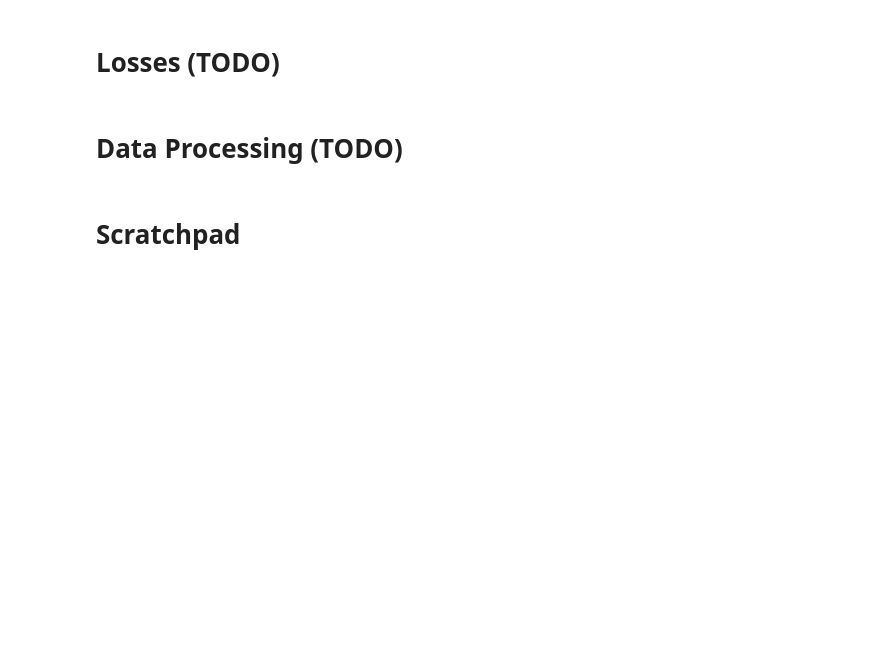
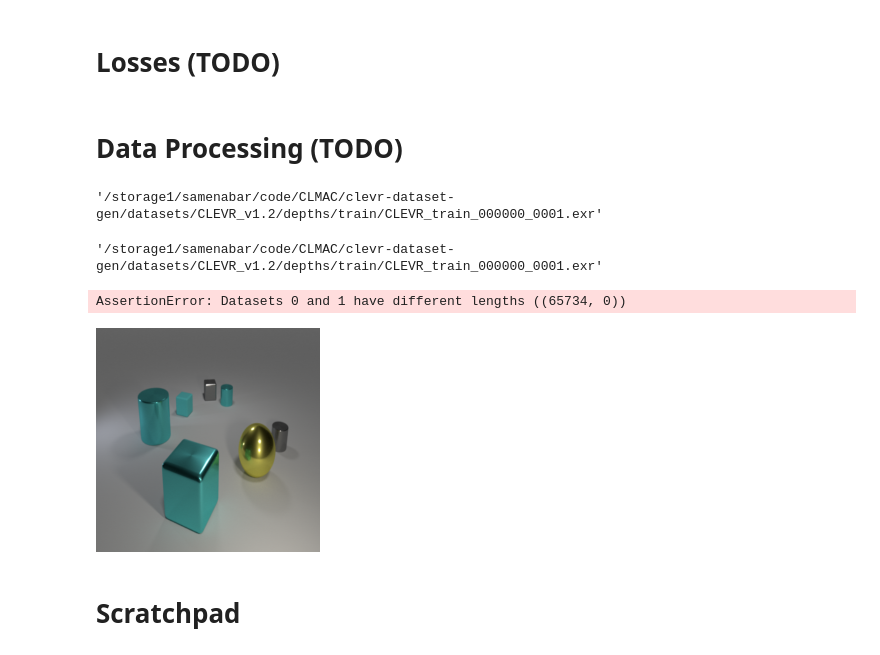
Before and after one commit to sebamenabar/CLEVR-Midlevel-Reps, a Jupyter notebook: nbs/everything.ipynb, the cells around one changed output. Cells and saved outputs as stored; diff of their text form; code cells hidden in the pictures; blank space fills up the shorter version.

```diff
--- a/nbs/everything.ipynb
+++ b/nbs/everything.ipynb
@@ -607,3 +691,28 @@ PixelDiscriminator(
+# %%
+depth_fp
+# %% [output]
+'/storage1/samenabar/code/CLMAC/clevr-dataset-gen/datasets/CLEVR_v1.2/depths/train/CLEVR_train_000000_0001.exr'
+# %%
+fp.rstrip('.png').replace('images', 'depths') + '_0001.exr'
+# %% [output]
+'/storage1/samenabar/code/CLMAC/clevr-dataset-gen/datasets/CLEVR_v1.2/depths/train/CLEVR_train_000000_0001.exr'
+# %%
+img_dataset = ImageFilelist(
+    '/storage1/samenabar/code/CLMAC/clevr-dataset-gen/datasets/CLEVR_v1.2/images/train/',
+    transform=transforms.Resize((224, 224)),
+)
+depth_dataset = ImageFilelist(
+    '/storage1/samenabar/code/CLMAC/clevr-dataset-gen/datasets/CLEVR_v1.2/depths/train/',
+
+    transform=transforms.Resize((224, 224)),
+)
+dataset = ManyDataset([img_dataset, depth_dataset])
+# %% [output]
+AssertionError: Datasets 0 and 1 have different lengths ((65734, 0))
+# %%
+dataset[0]
+# %% [output]
+[figure, added]
 # %% [markdown]
 # Scratchpad
 # %% [markdown]
```
Also changed, not shown: parts of 14 cells of this notebook.
